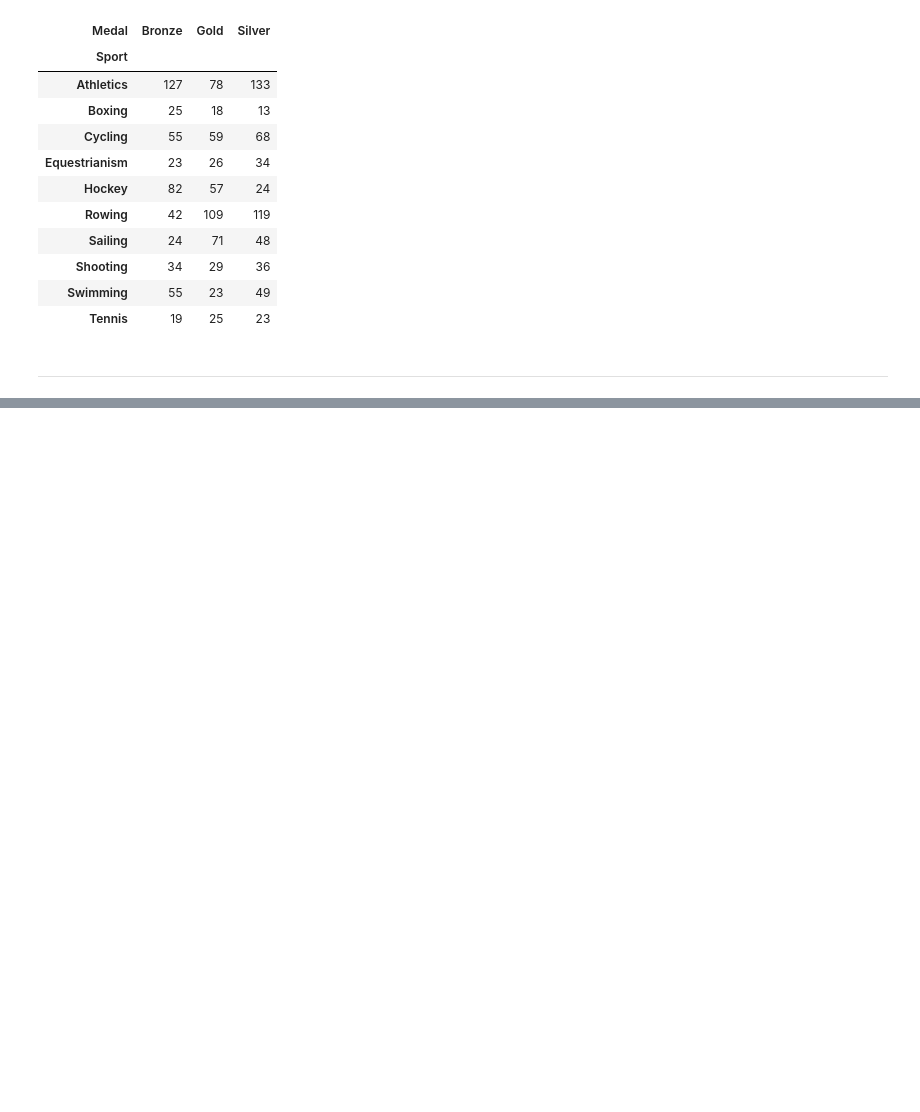
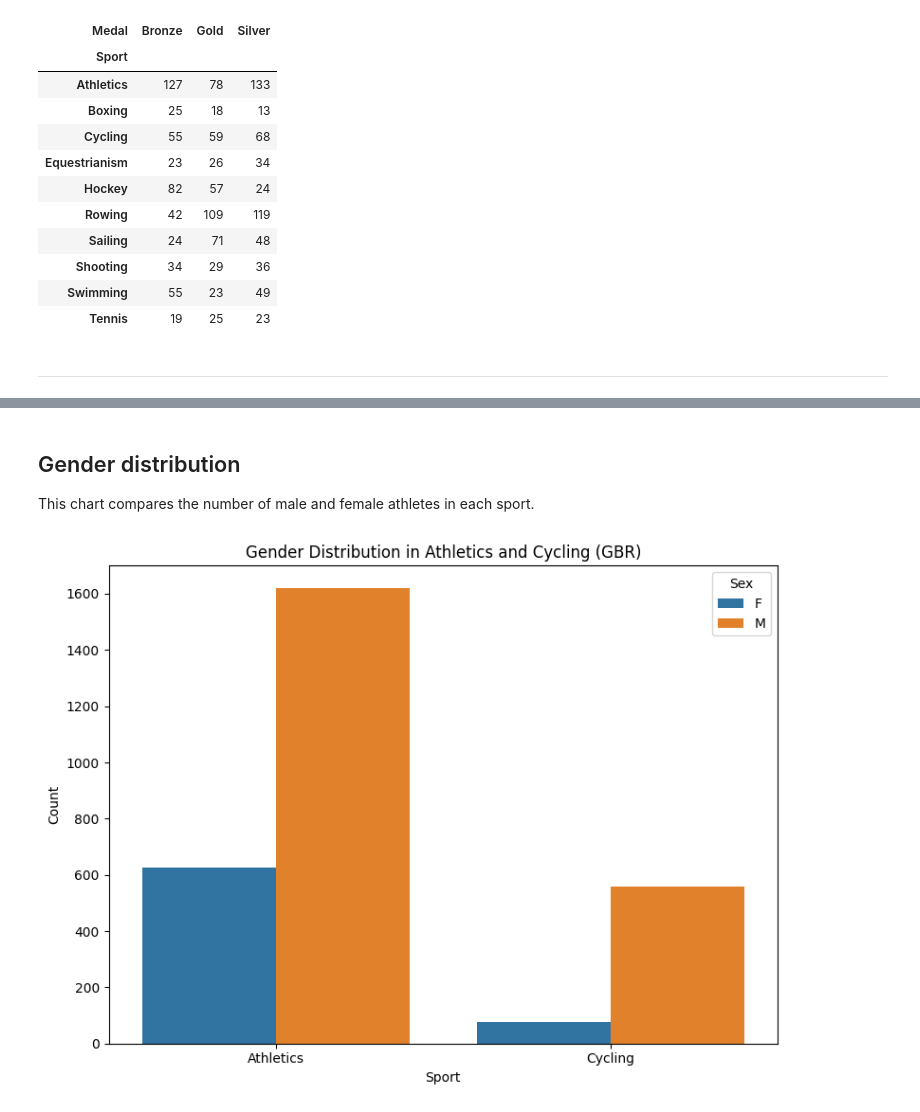
Before and after one commit to nouralahmad89-crypto/OS-projekt-Storbrittanien, a Jupyter notebook: notebooks/data_analysis.ipynb, the cells around one changed output, grey strips where cells are left out. Drawn from its saved outputs; the diff is of its cells as text; code cells hidden in the pictures; blank space fills up the shorter version.

```diff
--- a/notebooks/data_analysis.ipynb
+++ b/notebooks/data_analysis.ipynb
@@ -440,0 +488,14 @@ top_medal
+# %% [markdown]
+## Gender distribution
+
+This chart compares the number of male and female athletes in each sport.
+# %%
+gender = df_gbr.groupby(['Sport', 'Sex']).size().reset_index(name='Count')
+
+plt.figure(figsize=(8, 6))
+sns.barplot(data=gender, x='Sport', y='Count', hue='Sex')
+plt.title('Gender Distribution in Athletics and Cycling (GBR)')
+plt.tight_layout()
+plt.show()
+# %% [output]
+[figure, added]
```
Also changed, not shown: parts of 6 cells of this notebook.
